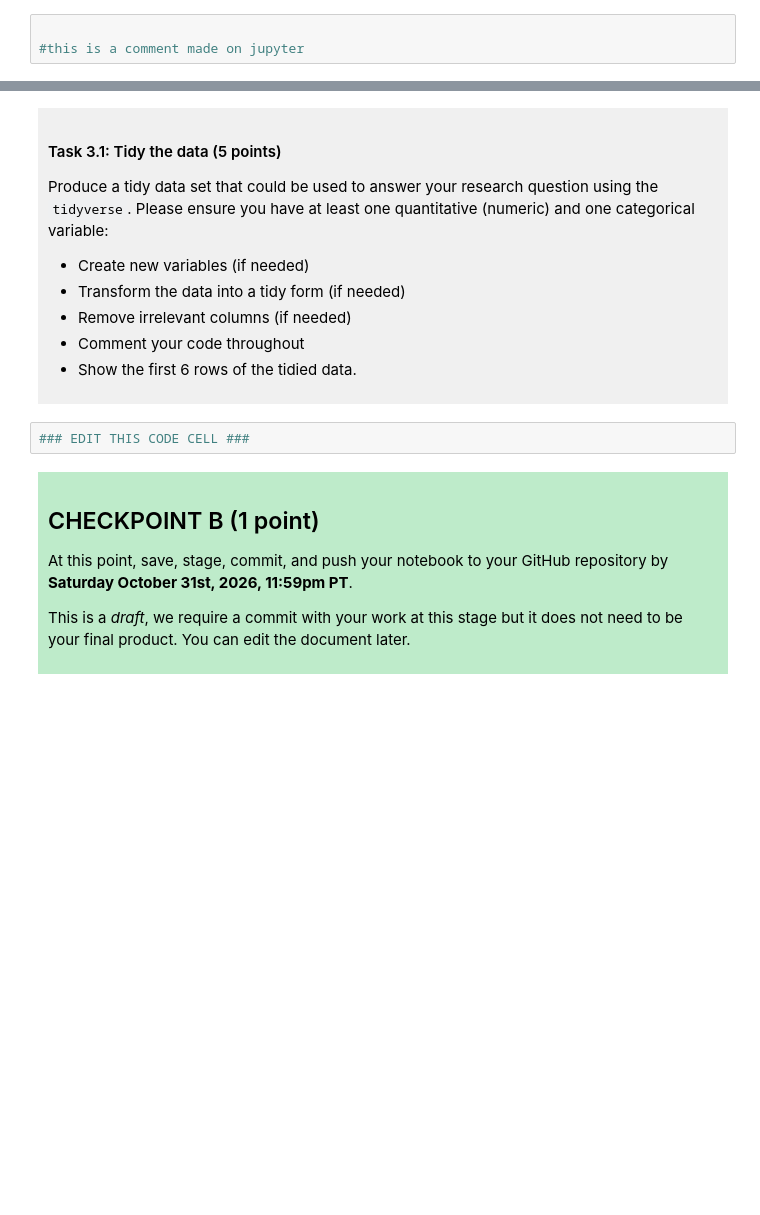
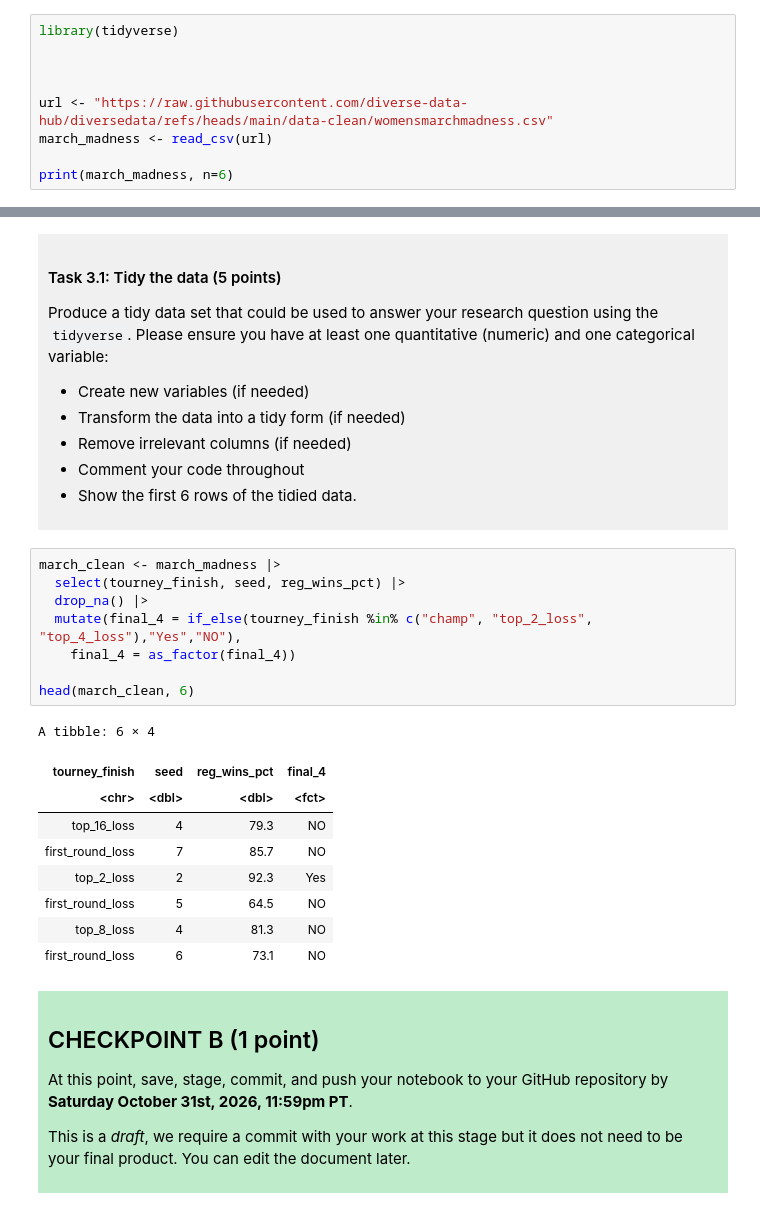
Before and after one commit to newnyy/dsci-100-project-newsha-khedri, a Jupyter notebook: dsci-100-project-notebook.ipynb, the cells around one changed output, grey strips where cells are left out. Cells and saved outputs as stored; diff of their text form; blank space fills up the shorter version.

```diff
--- a/dsci-100-project-notebook.ipynb
+++ b/dsci-100-project-notebook.ipynb
@@ -128,5 +128,11 @@ To help you with the analysis, here is a table of descriptions of each of the va
 
 </div>
 # %%
+library(tidyverse)
 
-#this is a comment made on jupyter
+
+
+url <- "https://raw.githubusercontent.com/diverse-data-hub/diversedata/refs/heads/main/data-clean/womensmarchmadness.csv"
+march_madness <- read_csv(url)
+
+print(march_madness, n=6)
@@ -189,7 +218,23 @@ Produce a tidy data set that could be used to answer your research question usin
 
 </div>
 # %%
-### EDIT THIS CODE CELL ###
+march_clean <- march_madness |>
+  select(tourney_finish, seed, reg_wins_pct) |>
+  drop_na() |>
+  mutate(final_4 = if_else(tourney_finish %in% c("champ", "top_2_loss", "top_4_loss"),"Yes","NO"),
+    final_4 = as_factor(final_4))
+
+head(march_clean, 6)
+# %% [output]
+A tibble: 6 × 4
+| tourney_finish | seed | reg_wins_pct | final_4 |
+| <chr> | <dbl> | <dbl> | <fct> |
+| top_16_loss | 4 | 79.3 | NO |
+| first_round_loss | 7 | 85.7 | NO |
+| top_2_loss | 2 | 92.3 | Yes |
+| first_round_loss | 5 | 64.5 | NO |
+| top_8_loss | 4 | 81.3 | NO |
+| first_round_loss | 6 | 73.1 | NO |
 # %% [markdown]
 <div style="background-color: #beebca; padding: 10px;">
 
```
Also changed, not shown: parts of 3 cells of this notebook.
